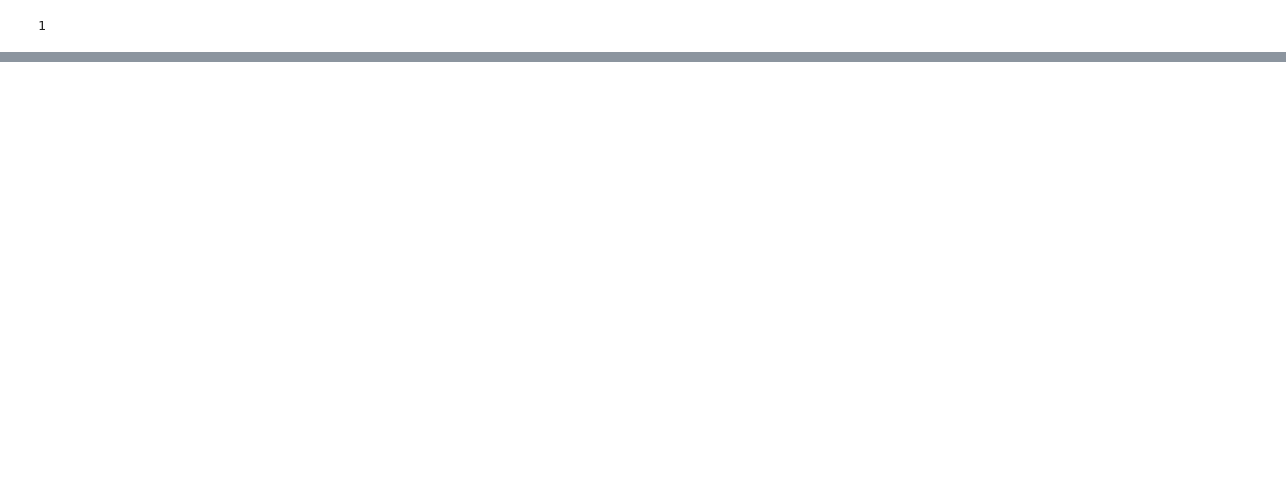
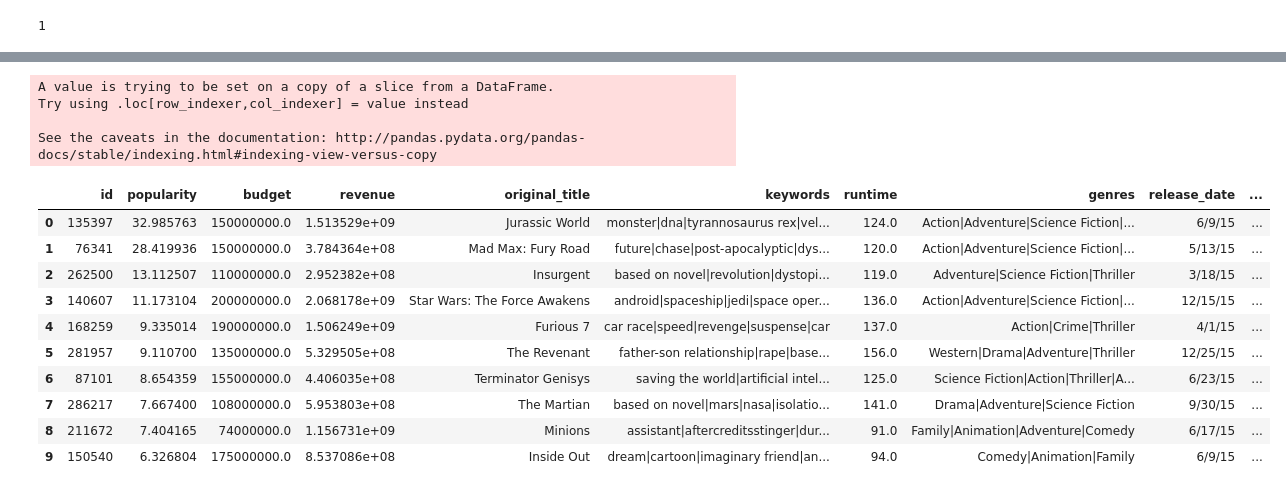
Before and after one commit to gautamgadiyar/Movies_data_investigation, a Jupyter notebook: movie-dataset-investigation.ipynb, the cells around one changed output, grey strips where cells are left out. Saved outputs shown, nothing was run; the diff lists cells and outputs as text; code cells hidden in the pictures; blank space fills up the shorter version.

```diff
--- a/movie-dataset-investigation.ipynb
+++ b/movie-dataset-investigation.ipynb
@@ -385,0 +278,35 @@ plt.show()
+# %%
+# find quartile, max and min values
+df_recent = movies_df.query("release_year > 2010")
+min_value = movies_df['revenue'].min()
+first_quantile = movies_df['revenue'].describe()[4]
+second_quantile = movies_df['revenue'].describe()[5]
+third_quantile = movies_df['revenue'].describe()[6]
+max_value = movies_df['revenue'].max()
+
+# Bin edges will be used to divide the data into groups
+bin_edges = [ min_value, first_quantile, second_quantile, third_quantile, max_value]
+
+# The four budget level groups
+bin_names = [ 'Low', 'Medium', 'Moderately High', 'High']
+
+# Creates budget_levels column
+name = '{}_levels'.format('revenue')
+df_recent[name] = pd.cut(movies_df['revenue'], bin_edges, labels=bin_names, include_lowest = True)
+df_recent.head(10)
+# %% [output]
+A value is trying to be set on a copy of a slice from a DataFrame.
+Try using .loc[row_indexer,col_indexer] = value instead
+
+See the caveats in the documentation: http://pandas.pydata.org/pandas-docs/stable/indexing.html#indexing-view-versus-copy
+|  | id | popularity | budget | revenue | original_title | keywords | runtime | genres | release_date | ... |
+| 0 | 135397 | 32.985763 | 150000000.0 | 1.513529e+09 | Jurassic World | monster|dna|tyrannosaurus rex|vel... | 124.0 | Action|Adventure|Science Fiction|... | 6/9/15 | ... |
+| 1 | 76341 | 28.419936 | 150000000.0 | 3.784364e+08 | Mad Max: Fury Road | future|chase|post-apocalyptic|dys... | 120.0 | Action|Adventure|Science Fiction|... | 5/13/15 | ... |
+| 2 | 262500 | 13.112507 | 110000000.0 | 2.952382e+08 | Insurgent | based on novel|revolution|dystopi... | 119.0 | Adventure|Science Fiction|Thriller | 3/18/15 | ... |
+| 3 | 140607 | 11.173104 | 200000000.0 | 2.068178e+09 | Star Wars: The Force Awakens | android|spaceship|jedi|space oper... | 136.0 | Action|Adventure|Science Fiction|... | 12/15/15 | ... |
+| 4 | 168259 | 9.335014 | 190000000.0 | 1.506249e+09 | Furious 7 | car race|speed|revenge|suspense|car | 137.0 | Action|Crime|Thriller | 4/1/15 | ... |
+| 5 | 281957 | 9.110700 | 135000000.0 | 5.329505e+08 | The Revenant | father-son relationship|rape|base... | 156.0 | Western|Drama|Adventure|Thriller | 12/25/15 | ... |
+| 6 | 87101 | 8.654359 | 155000000.0 | 4.406035e+08 | Terminator Genisys | saving the world|artificial intel... | 125.0 | Science Fiction|Action|Thriller|A... | 6/23/15 | ... |
+| 7 | 286217 | 7.667400 | 108000000.0 | 5.953803e+08 | The Martian | based on novel|mars|nasa|isolatio... | 141.0 | Drama|Adventure|Science Fiction | 9/30/15 | ... |
+| 8 | 211672 | 7.404165 | 74000000.0 | 1.156731e+09 | Minions | assistant|aftercreditsstinger|dur... | 91.0 | Family|Animation|Adventure|Comedy | 6/17/15 | ... |
+| 9 | 150540 | 6.326804 | 175000000.0 | 8.537086e+08 | Inside Out | dream|cartoon|imaginary friend|an... | 94.0 | Comedy|Animation|Family | 6/9/15 | ... |
```
Also changed, not shown: parts of 94 cells of this notebook.
